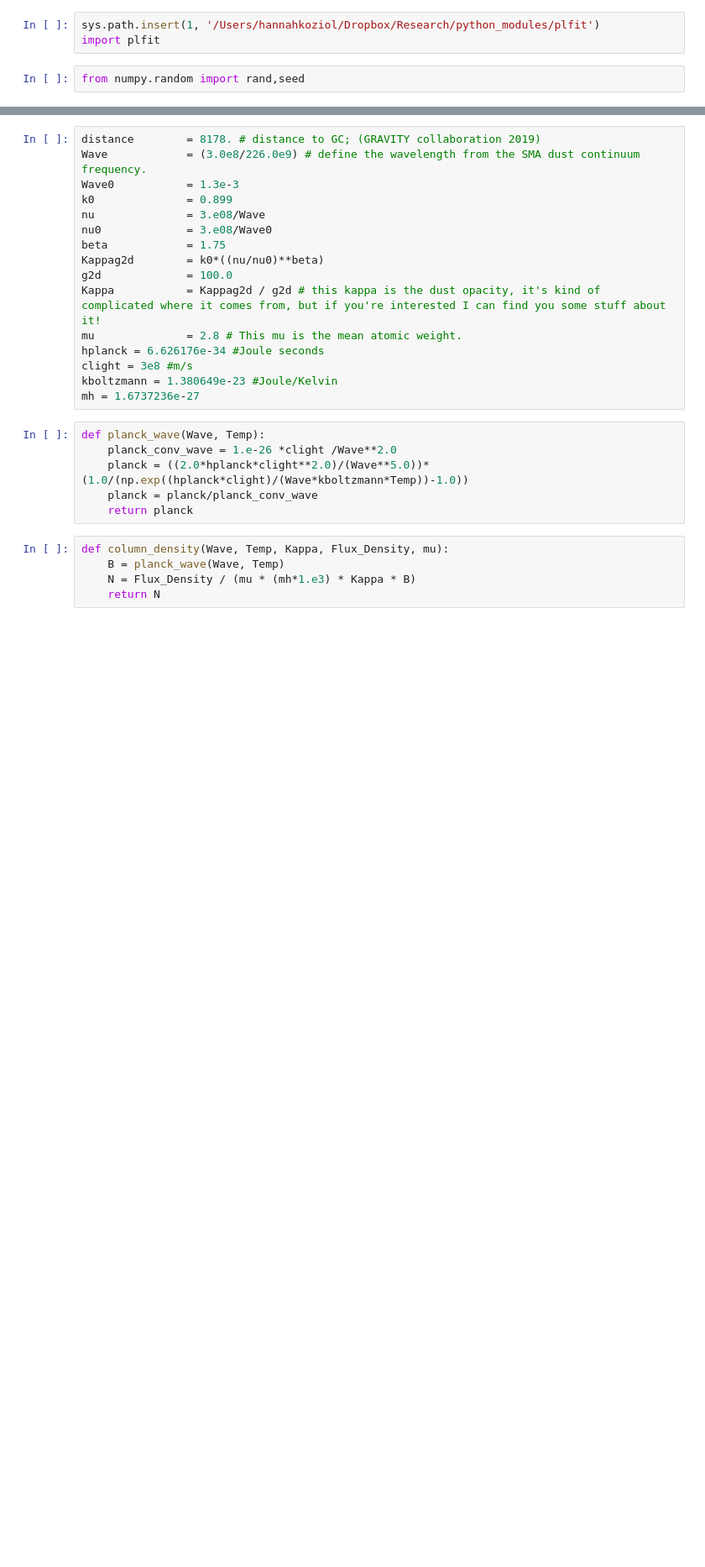
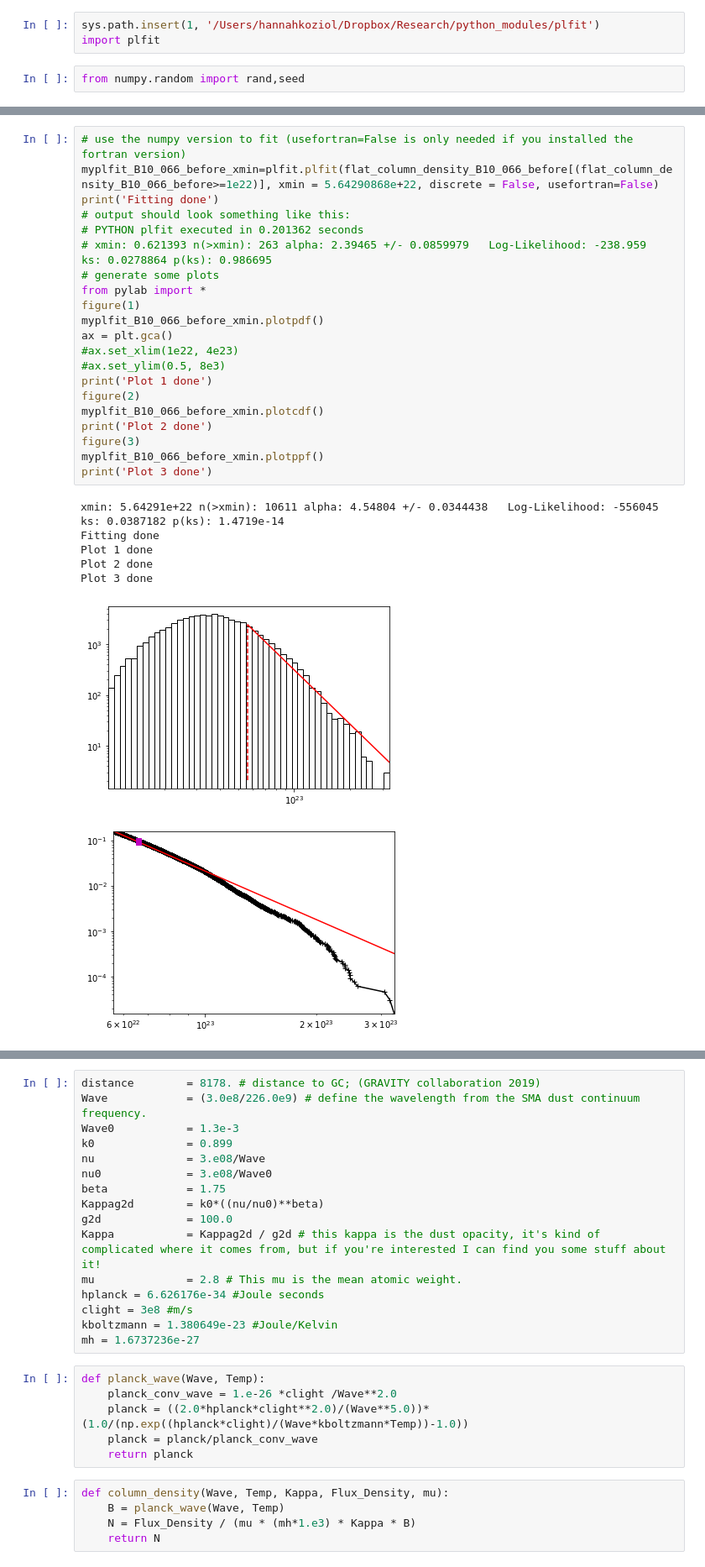
Before and after one commit to Hannahkoziol/PDF_fitting, a Jupyter notebook: Fitting_histograms.ipynb, the cells around one changed output, grey strips where cells are left out. Shown at 84% size. Drawn from its saved outputs; the diff is of its cells as text; blank space fills up the shorter version.

```diff
--- a/Fitting_histograms.ipynb
+++ b/Fitting_histograms.ipynb
@@ -18,0 +126,29 @@ from numpy.random import rand,seed
+# %%
+# use the numpy version to fit (usefortran=False is only needed if you installed the fortran version)
+myplfit_B10_066_before_xmin=plfit.plfit(flat_column_density_B10_066_before[(flat_column_density_B10_066_before>=1e22)], xmin = 5.64290868e+22, discrete = False, usefortran=False)
+print('Fitting done')
+# output should look something like this:
+# PYTHON plfit executed in 0.201362 seconds
+# xmin: 0.621393 n(>xmin): 263 alpha: 2.39465 +/- 0.0859979   Log-Likelihood: -238.959   ks: 0.0278864 p(ks): 0.986695
+# generate some plots
+from pylab import *
+figure(1)
+myplfit_B10_066_before_xmin.plotpdf()
+ax = plt.gca()
+#ax.set_xlim(1e22, 4e23)
+#ax.set_ylim(0.5, 8e3)
+print('Plot 1 done')
+figure(2)
+myplfit_B10_066_before_xmin.plotcdf()
+print('Plot 2 done')
+figure(3)
+myplfit_B10_066_before_xmin.plotppf()
+print('Plot 3 done')
+# %% [output]
+xmin: 5.64291e+22 n(>xmin): 10611 alpha: 4.54804 +/- 0.0344438   Log-Likelihood: -556045   ks: 0.0387182 p(ks): 1.4719e-14
+Fitting done
+Plot 1 done
+Plot 2 done
+Plot 3 done
+[figure, added]
+[figure, added]
```
Also changed, not shown: parts of 72 cells of this notebook.
